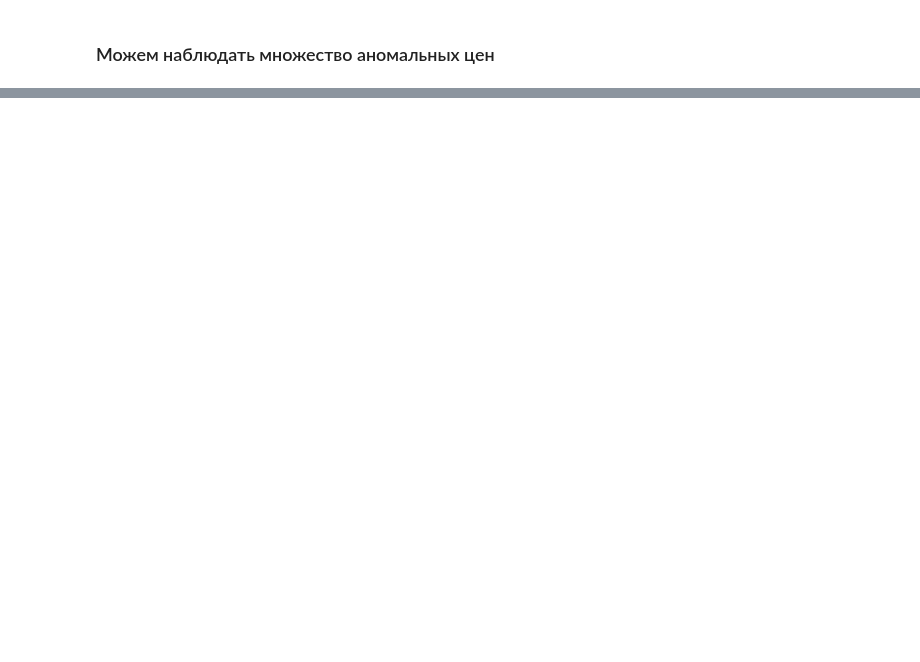
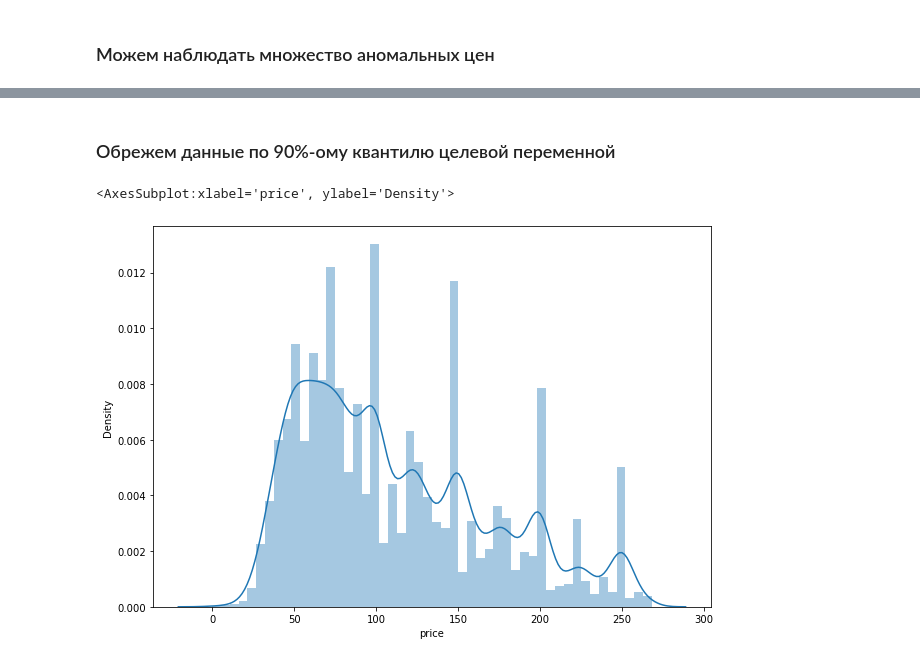
Before and after one commit to grannycola/my_projects, a Jupyter notebook: hw-5/model.ipynb, the cells around one changed output, grey strips where cells are left out. Cells and saved outputs as stored; diff of their text form; code cells hidden in the pictures; blank space fills up the shorter version.

```diff
--- a/hw-5/model.ipynb
+++ b/hw-5/model.ipynb
@@ -80,0 +78,9 @@ data['PriceGroups'] = pd.cut(data['price'], price_bins, \
+# %% [markdown]
+### Обрежем данные по 90%-ому квантилю целевой переменной
+# %%
+data=data.loc[data.price<data.price.quantile(0.90)]
+plt.subplots(figsize=(10,7))
+sns.distplot(data['price'])
+# %% [output]
+<AxesSubplot:xlabel='price', ylabel='Density'>
+[figure, added]
```
Also changed, not shown: parts of 37 cells of this notebook, 7 other files.
